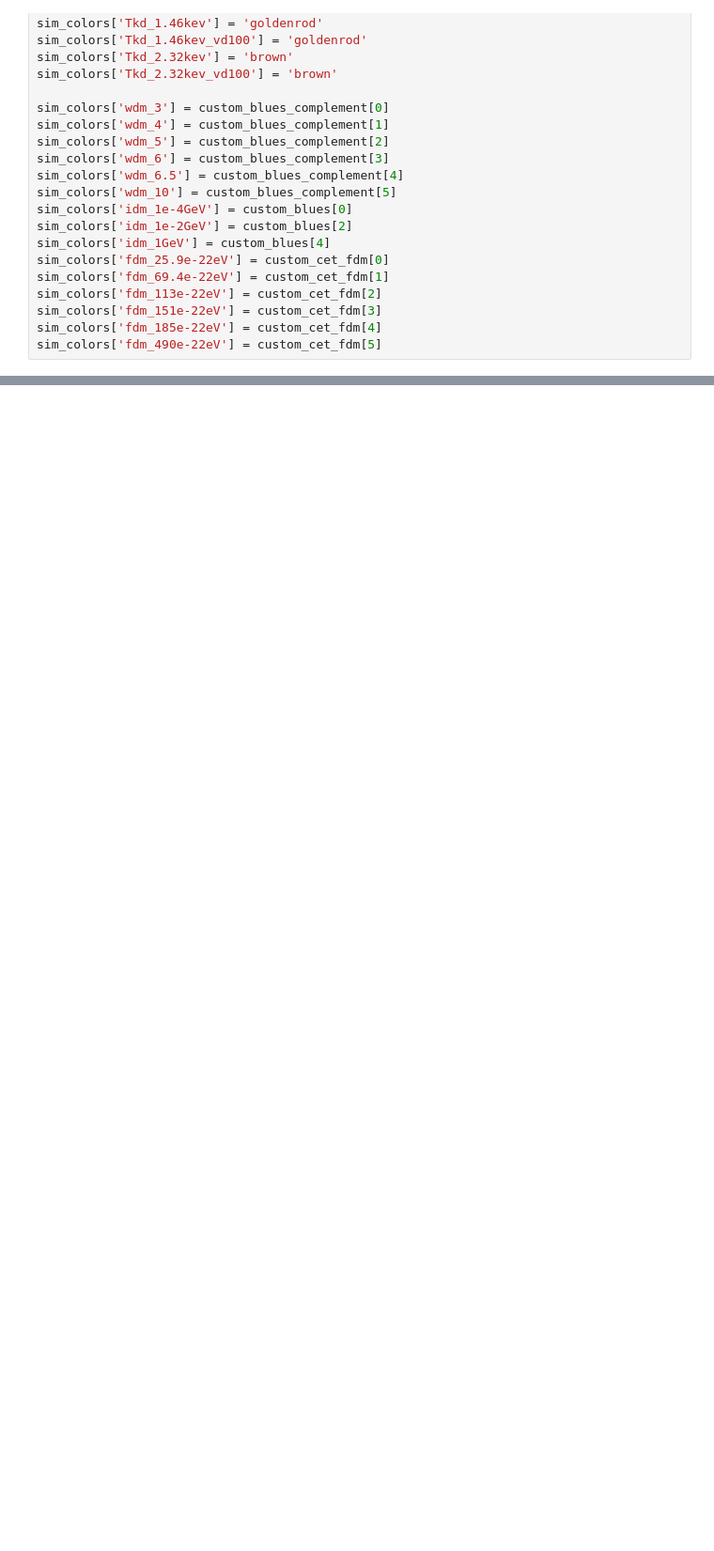
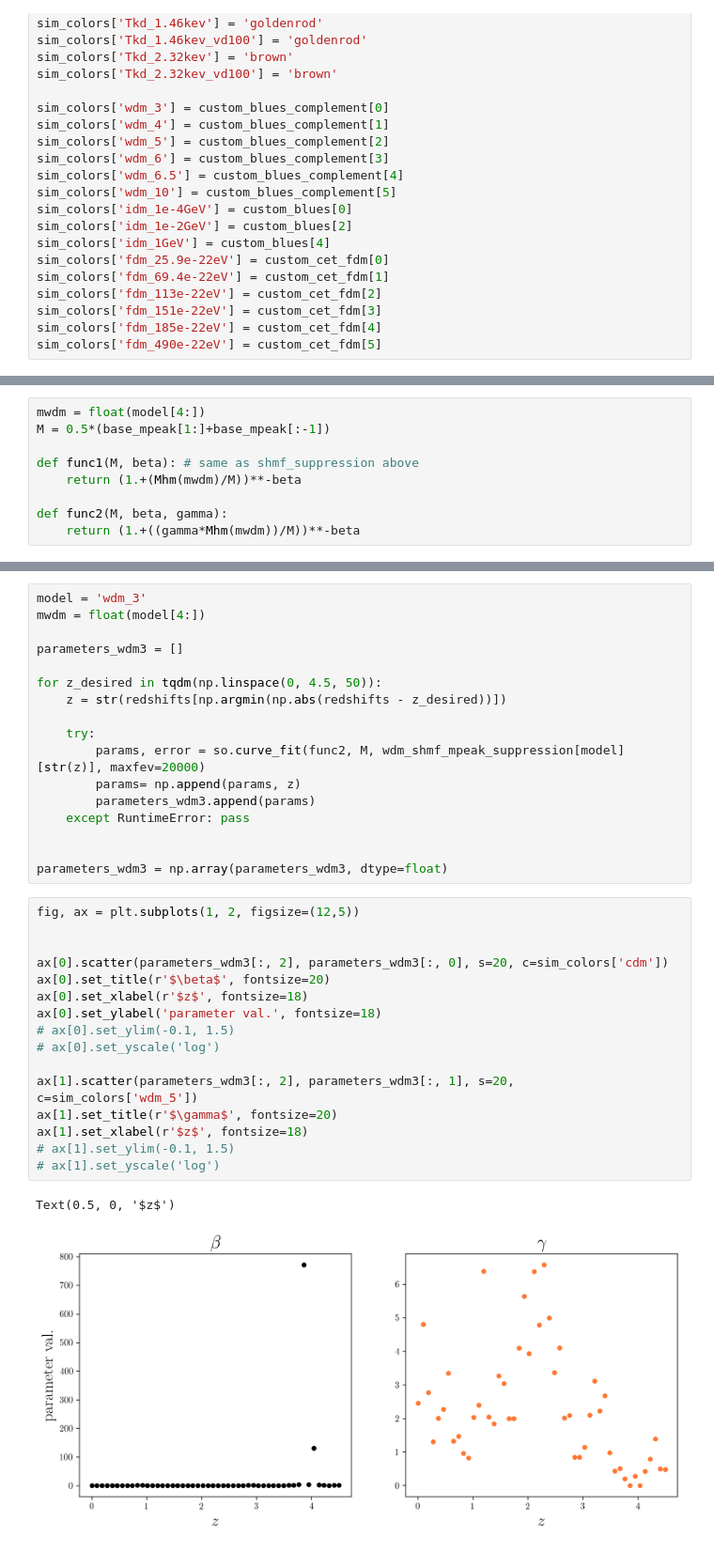
Before and after one commit to theotherlogan/nsbp-2023, a Jupyter notebook: notebooks/shmf_suppression.ipynb, the cells around one changed output, grey strips where cells are left out. Shown at 94% size. Saved outputs shown, nothing was run; the diff lists cells and outputs as text; blank space fills up the shorter version.

Commit message:
two parameter testing (yet even more Lovell)

```diff
--- a/notebooks/shmf_suppression.ipynb
+++ b/notebooks/shmf_suppression.ipynb
@@ -59,0 +236,9 @@ sim_colors['fdm_490e-22eV'] = custom_cet_fdm[5]
+# %%
+mwdm = float(model[4:])
+M = 0.5*(base_mpeak[1:]+base_mpeak[:-1])
+
+def func1(M, beta): # same as shmf_suppression above
+    return (1.+(Mhm(mwdm)/M))**-beta
+
+def func2(M, beta, gamma):
+    return (1.+((gamma*Mhm(mwdm))/M))**-beta
@@ -59,0 +319,36 @@ sim_colors['fdm_490e-22eV'] = custom_cet_fdm[5]
+# %%
+model = 'wdm_3'
+mwdm = float(model[4:])
+
+parameters_wdm3 = []
+
+for z_desired in tqdm(np.linspace(0, 4.5, 50)):
+    z = str(redshifts[np.argmin(np.abs(redshifts - z_desired))])
+
+    try:
+        params, error = so.curve_fit(func2, M, wdm_shmf_mpeak_suppression[model][str(z)], maxfev=20000)
+        params= np.append(params, z)
+        parameters_wdm3.append(params)
+    except RuntimeError: pass
+
+
+parameters_wdm3 = np.array(parameters_wdm3, dtype=float)
+# %%
+fig, ax = plt.subplots(1, 2, figsize=(12,5))
+
+
+ax[0].scatter(parameters_wdm3[:, 2], parameters_wdm3[:, 0], s=20, c=sim_colors['cdm'])
+ax[0].set_title(r'$\beta$', fontsize=20)
+ax[0].set_xlabel(r'$z$', fontsize=18)
+ax[0].set_ylabel('parameter val.', fontsize=18)
+# ax[0].set_ylim(-0.1, 1.5)
+# ax[0].set_yscale('log')
+
+ax[1].scatter(parameters_wdm3[:, 2], parameters_wdm3[:, 1], s=20, c=sim_colors['wdm_5'])
+ax[1].set_title(r'$\gamma$', fontsize=20)
+ax[1].set_xlabel(r'$z$', fontsize=18)
+# ax[1].set_ylim(-0.1, 1.5)
+# ax[1].set_yscale('log')
+# %% [output]
+Text(0.5, 0, '$z$')
+[figure, added]
```
Also changed, not shown: parts of 13 cells of this notebook.
